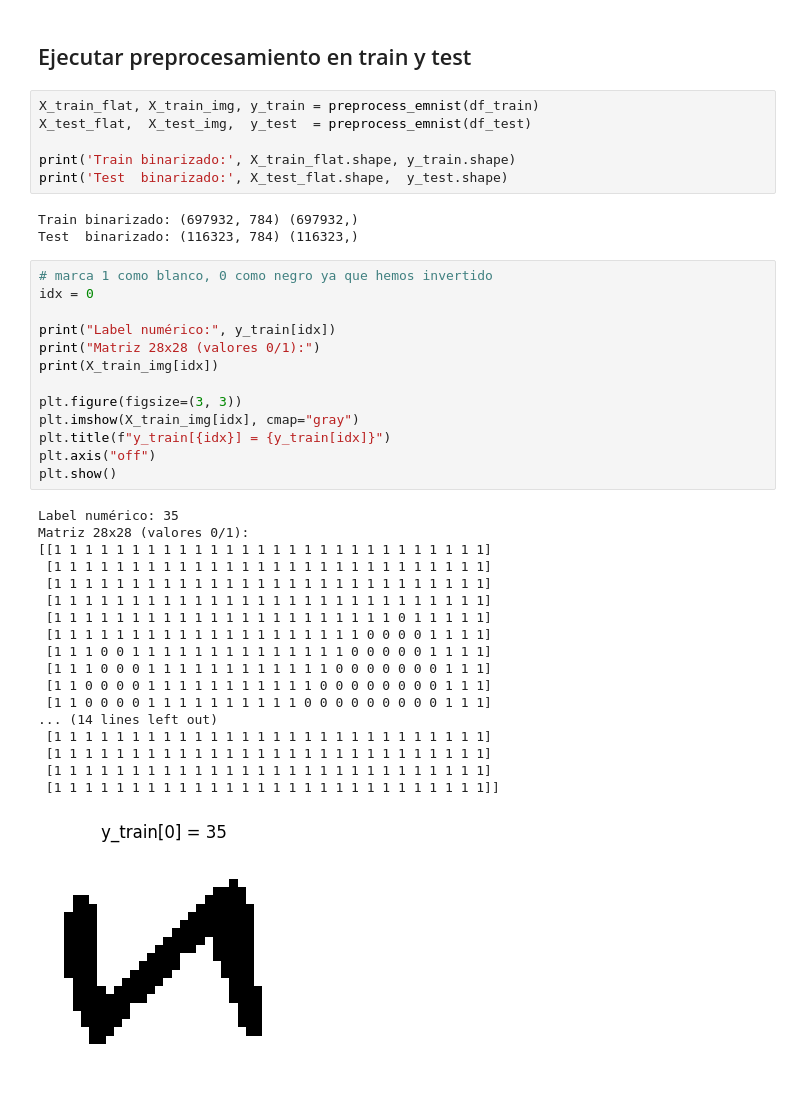
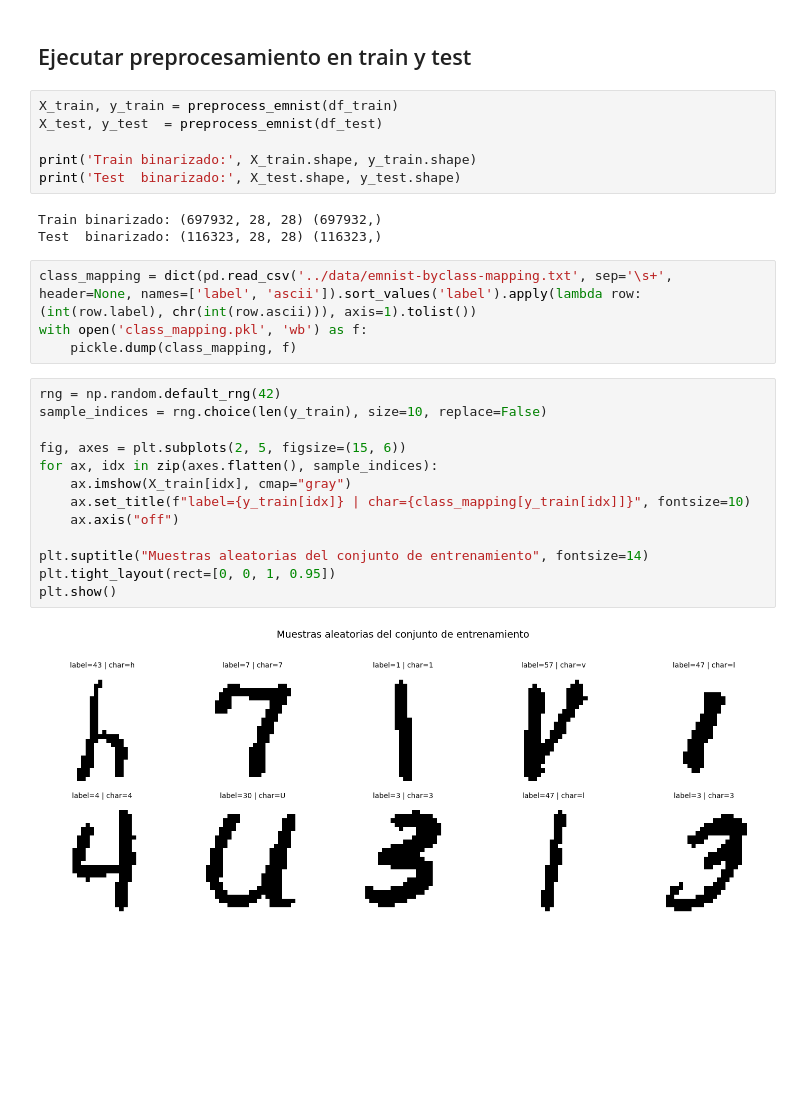
Before and after one commit to lauranagamine1/ml-p3-character-recognition, a Jupyter notebook: preprocesamiento/preprocesamiento.ipynb, the cells around one changed output. Cells and saved outputs as stored; diff of their text form; blank space fills up the shorter version.

Commit message:
Updated preprocessing

```diff
--- a/preprocesamiento/preprocesamiento.ipynb
+++ b/preprocesamiento/preprocesamiento.ipynb
@@ -95,43 +94,30 @@ def preprocess_emnist(df):
 # %% [markdown]
 ## Ejecutar preprocesamiento en train y test
 # %%
-X_train_flat, X_train_img, y_train = preprocess_emnist(df_train)
-X_test_flat,  X_test_img,  y_test  = preprocess_emnist(df_test)
+X_train, y_train = preprocess_emnist(df_train)
+X_test, y_test  = preprocess_emnist(df_test)
 
-print('Train binarizado:', X_train_flat.shape, y_train.shape)
-print('Test  binarizado:', X_test_flat.shape,  y_test.shape)
+print('Train binarizado:', X_train.shape, y_train.shape)
+print('Test  binarizado:', X_test.shape, y_test.shape)
 # %% [output]
-Train binarizado: (697932, 784) (697932,)
-Test  binarizado: (116323, 784) (116323,)
+Train binarizado: (697932, 28, 28) (697932,)
+Test  binarizado: (116323, 28, 28) (116323,)
+# %%
+class_mapping = dict(pd.read_csv('../data/emnist-byclass-mapping.txt', sep='\s+', header=None, names=['label', 'ascii']).sort_values('label').apply(lambda row: (int(row.label), chr(int(row.ascii))), axis=1).tolist())
+with open('class_mapping.pkl', 'wb') as f:
+    pickle.dump(class_mapping, f)
 # %%
-# marca 1 como blanco, 0 como negro ya que hemos invertido
-idx = 0
+rng = np.random.default_rng(42)
+sample_indices = rng.choice(len(y_train), size=10, replace=False)
 
-print("Label numérico:", y_train[idx])
-print("Matriz 28x28 (valores 0/1):")
-print(X_train_img[idx])
+fig, axes = plt.subplots(2, 5, figsize=(15, 6))
+for ax, idx in zip(axes.flatten(), sample_indices):
+    ax.imshow(X_train[idx], cmap="gray")
+    ax.set_title(f"label={y_train[idx]} | char={class_mapping[y_train[idx]]}", fontsize=10)
+    ax.axis("off")
 
-plt.figure(figsize=(3, 3))
-plt.imshow(X_train_img[idx], cmap="gray")
-plt.title(f"y_train[{idx}] = {y_train[idx]}")
-plt.axis("off")
+plt.suptitle("Muestras aleatorias del conjunto de entrenamiento", fontsize=14)
+plt.tight_layout(rect=[0, 0, 1, 0.95])
 plt.show()
 # %% [output]
-Label numérico: 35
-Matriz 28x28 (valores 0/1):
-[[1 1 1 1 1 1 1 1 1 1 1 1 1 1 1 1 1 1 1 1 1 1 1 1 1 1 1 1]
- [1 1 1 1 1 1 1 1 1 1 1 1 1 1 1 1 1 1 1 1 1 1 1 1 1 1 1 1]
- [1 1 1 1 1 1 1 1 1 1 1 1 1 1 1 1 1 1 1 1 1 1 1 1 1 1 1 1]
- [1 1 1 1 1 1 1 1 1 1 1 1 1 1 1 1 1 1 1 1 1 1 1 1 1 1 1 1]
- [1 1 1 1 1 1 1 1 1 1 1 1 1 1 1 1 1 1 1 1 1 1 0 1 1 1 1 1]
- [1 1 1 1 1 1 1 1 1 1 1 1 1 1 1 1 1 1 1 1 0 0 0 0 1 1 1 1]
- [1 1 1 0 0 1 1 1 1 1 1 1 1 1 1 1 1 1 1 0 0 0 0 0 1 1 1 1]
- [1 1 1 0 0 0 1 1 1 1 1 1 1 1 1 1 1 1 0 0 0 0 0 0 0 1 1 1]
- [1 1 0 0 0 0 1 1 1 1 1 1 1 1 1 1 1 0 0 0 0 0 0 0 0 1 1 1]
- [1 1 0 0 0 0 1 1 1 1 1 1 1 1 1 1 0 0 0 0 0 0 0 0 0 1 1 1]
-... (14 lines left out)
- [1 1 1 1 1 1 1 1 1 1 1 1 1 1 1 1 1 1 1 1 1 1 1 1 1 1 1 1]
- [1 1 1 1 1 1 1 1 1 1 1 1 1 1 1 1 1 1 1 1 1 1 1 1 1 1 1 1]
- [1 1 1 1 1 1 1 1 1 1 1 1 1 1 1 1 1 1 1 1 1 1 1 1 1 1 1 1]
- [1 1 1 1 1 1 1 1 1 1 1 1 1 1 1 1 1 1 1 1 1 1 1 1 1 1 1 1]]
-[figure, old version]
+[figure, new version]
```
Also changed, not shown: parts of 5 cells of this notebook, 3 other files.
